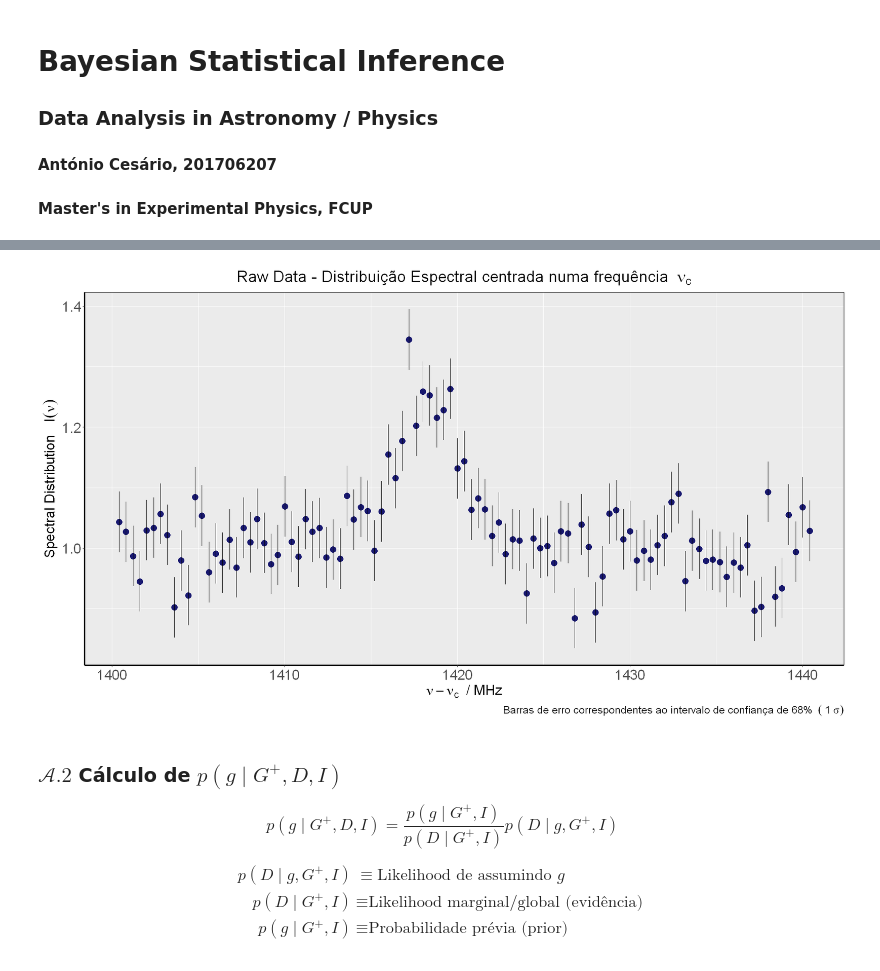
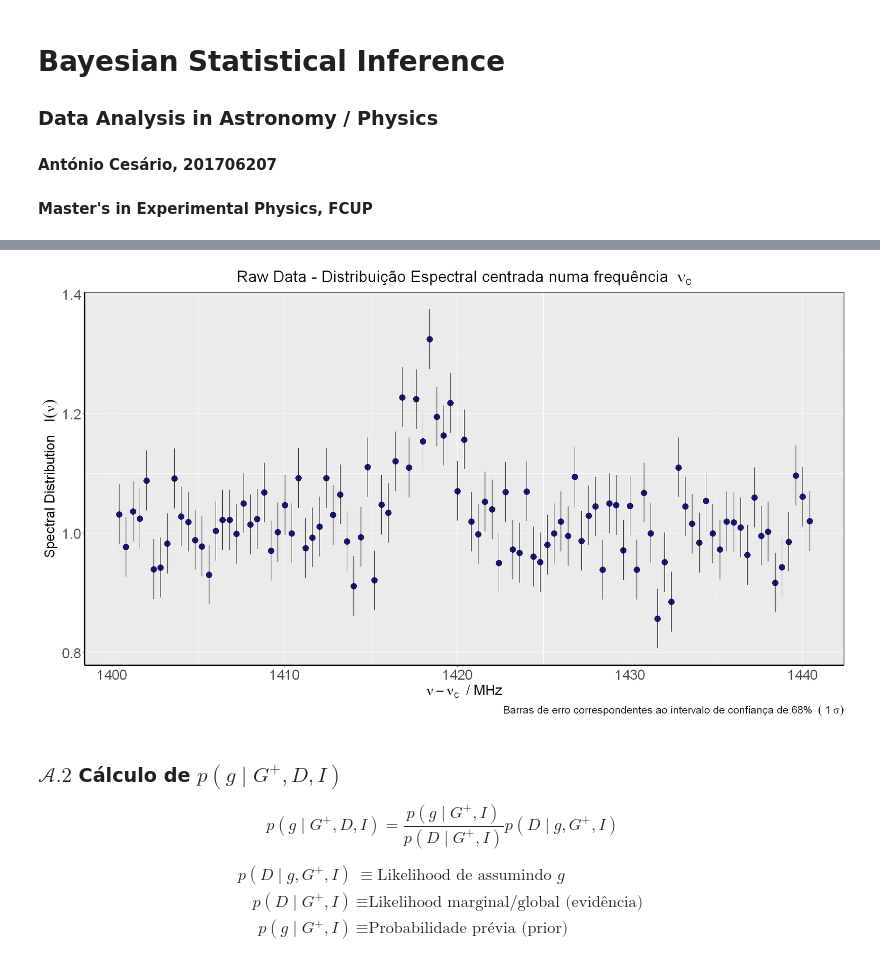
Before and after one commit to cesarium/da-bayesian-star, a Jupyter notebook: notebook.ipynb, the cells around one changed output, grey strips where cells are left out. Drawn from its saved outputs; the diff is of its cells as text; code cells hidden in the pictures.

```diff
--- a/notebook.ipynb
+++ b/notebook.ipynb
@@ -17,6 +20,7 @@ library('latex2exp')
 # Raw data visualization
 options(repr.plot.width=16, repr.plot.height=9)
 dados <- read.csv(file = 'data_Antonio.R',sep=' ', header=FALSE)
+dados <- read.csv(file = 'data_Ana.R',sep=' ', header=FALSE)
 names(dados) = c('freq','intensity') # change data.frame header's names
 # plot( dados,
 #       main = expression(paste('Raw Data - Distribuição Espectral centrada em ',nu[0])),
@@ -25,34 +29,34 @@ names(dados) = c('freq','intensity') # change data.frame header's names
 #       )
 
 # ggplot theme to ease visualization in jupyter notebook documents
 jupyter.theme <- function(base_size = 13, base_family = "", base_line_size = base_size/22,
                          base_rect_size = base_size/22) {
   theme(
     plot.title = element_text(size=23,hjust = 0.5),
     axis.title = element_text(size = 20),
     axis.text.x = element_text(size = 20),
     axis.text.y = element_text(size = 20),
     plot.caption = element_text(size = 15, face = "italic"),
     #panel.background = element_rect(fill="white"),
     axis.line = element_line(size = 1, colour = "black"),
     strip.background = element_rect(fill = "#cddcdd"),
     panel.border = element_rect(colour = "black", fill=NA, size=0.5),
         strip.text = element_text(colour = "black"),
         legend.key=element_blank()
   )
 }
 
 # actual plotting
 ggplot( aes(x = freq, y = intensity), data = dados) +
     geom_point( size = 4 , colour = 'midnightblue' ) +
     xlab(bquote(nu-nu[c]~' / MHz')) +
     ylab(bquote('Spectral Distribution\t' ~ I(nu))) +
     labs(title = bquote('Raw Data - Distribuição Espectral centrada numa frequência '~nu[c]),
         caption = bquote('Barras de erro correspondentes ao intervalo de confiança de 68% '~(~'1'~sigma))) +
     geom_linerange(aes(ymin = intensity -.05, ymax = intensity + .05)) +
     jupyter.theme()
 # %% [output]
-[figure, old version]
+[figure, new version]
 # %% [markdown]
 ### $\mathcal{A}.2$ Cálculo de $p\left(g\mid G^+,D,I\right)$
 
```
Also changed, not shown: parts of 26 cells of this notebook.
